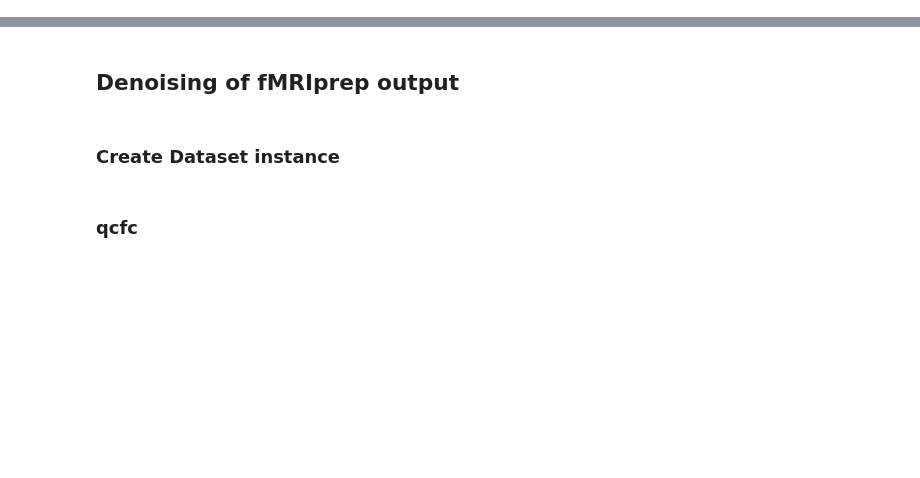
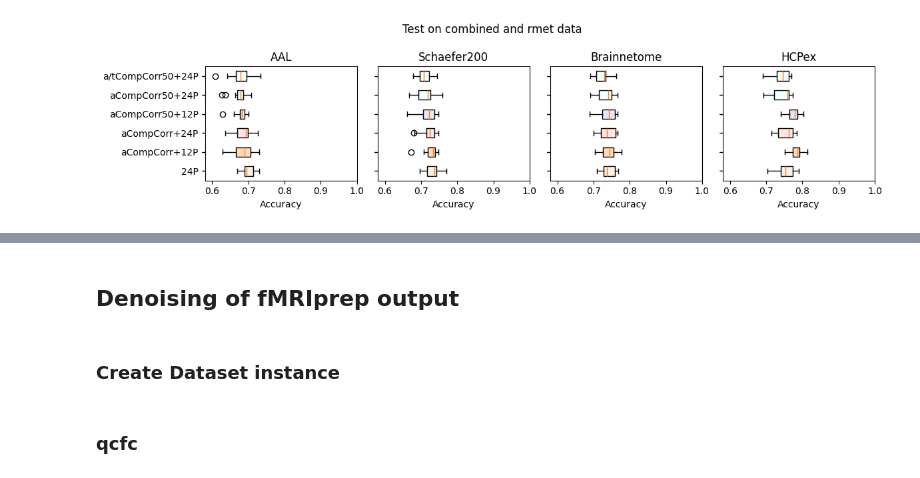
Before and after one commit to myxa/OpebCloseProject, a Jupyter notebook: notebooks/example.ipynb, the cells around one changed output, grey strips where cells are left out. Saved outputs shown, nothing was run; the diff lists cells and outputs as text; code cells hidden in the pictures; blank space fills up the shorter version.

```diff
--- a/notebooks/example.ipynb
+++ b/notebooks/example.ipynb
@@ -19,0 +37,40 @@ import warnings
+# %%
+data = [aal,
+        sch,
+        bnt,
+        hcp]
+# %%
+
+titles = ['AAL',
+          'Schaefer200',
+          'Brainnetome',
+          'HCPex']
+# %%
+strat = ['24P', 'aCompCorr+12P', 'aCompCorr+24P', 'aCompCorr50+12P', 'aCompCorr50+24P', 'a/tCompCorr50+24P']
+# %%
+colors = ['linen', 'peachpuff', 'mistyrose', 'lavender', 'azure', 'mintcream']
+# %%
+fig, ax = plt.subplots(1, 4, figsize=(12, 3), sharey=True)
+ax = ax.flatten()
+for i in range(len(data)):
+    if i == 0 or i == 4:
+        bplot = ax[i].boxplot(data[i].T, vert=False, labels=strat, patch_artist=True)
+    else:
+        bplot = ax[i].boxplot(data[i].T, vert=False, patch_artist=True, labels=['' for i in range(6)])
+    ax[i].set_xlim([0.58, 1])
+
+    if i in [0, 1, 2, 3]:
+        ax[i].set_title(titles[i])
+
+    for patch, color in zip(bplot['boxes'], colors):
+        patch.set_facecolor(color)
+
+
+    ax[i].set_xlabel('Accuracy')
+
+fig.suptitle('Test on combined and rmet data')
+fig.tight_layout()
+
+plt.savefig('combined test.png', dpi=300)
+# %% [output]
+[figure, added]
```
Also changed, not shown: parts of 52 cells of this notebook, 4 other files.
